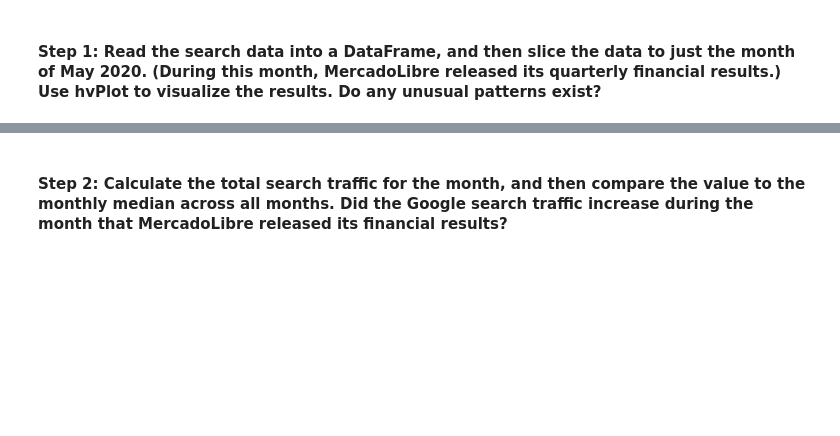
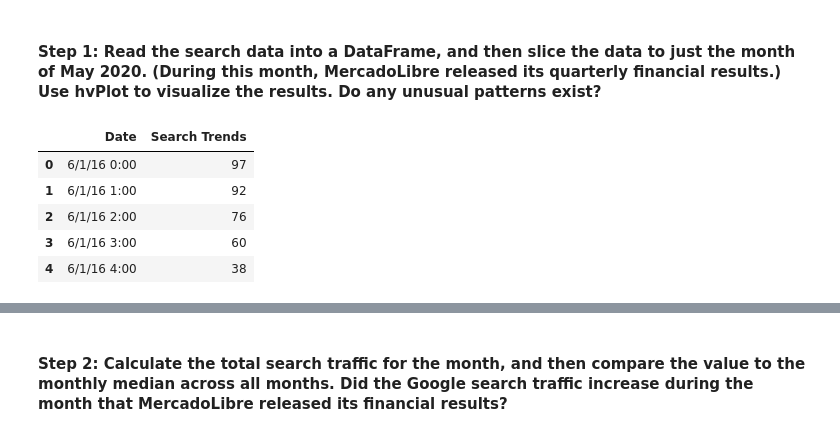
Before and after one commit to briabr/forecasting-net-profit, a Jupyter notebook: forecasting_net_prophet.ipynb, the cells around one changed output, grey strips where cells are left out. Drawn from its saved outputs; the diff is of its cells as text; code cells hidden in the pictures; blank space fills up the shorter version.

```diff
--- a/forecasting_net_prophet.ipynb
+++ b/forecasting_net_prophet.ipynb
@@ -139,13 +139,22 @@ To do so, complete the following steps:
 # %%
 # Upload the "google_hourly_search_trends.csv" file into Colab, then store in a Pandas DataFrame
 # Set the "Date" column as the Datetime Index.
 
-from google.colab import files
-uploaded = files.upload()
+# from google.colab import files
+# uploaded = files.upload()
 
-df_mercado_trends = # YOUR CODE HERE
+df_mercado_trends = pd.read_csv(Path("./Resources/google_hourly_search_trends.csv", index_col="Date", parse_dates=True,
+    infer_datetime_format=True
+)).dropna()
 
 # Review the first and last five rows of the DataFrame
-# YOUR CODE HERE
+df_mercado_trends.head()
+# %% [output]
+|  | Date | Search Trends |
+| 0 | 6/1/16 0:00 | 97 |
+| 1 | 6/1/16 1:00 | 92 |
+| 2 | 6/1/16 2:00 | 76 |
+| 3 | 6/1/16 3:00 | 60 |
+| 4 | 6/1/16 4:00 | 38 |
 # %%
 # Review the data types of the DataFrame using the info function
```
Also changed, not shown: parts of 9 cells of this notebook.
